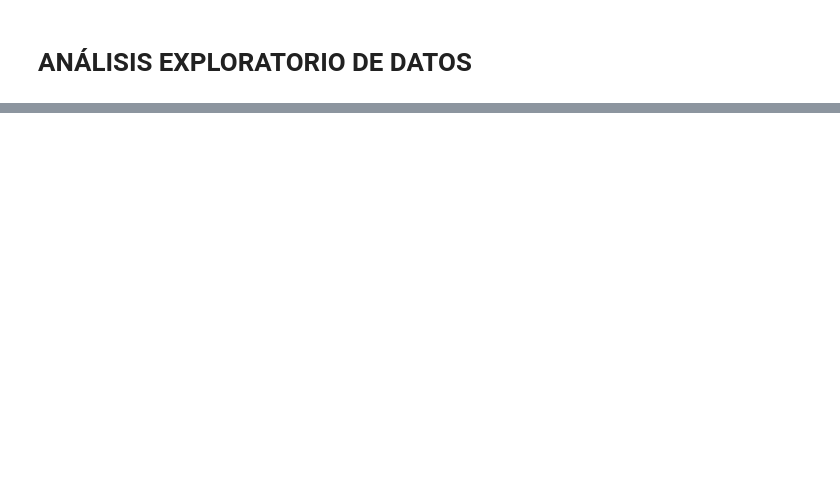
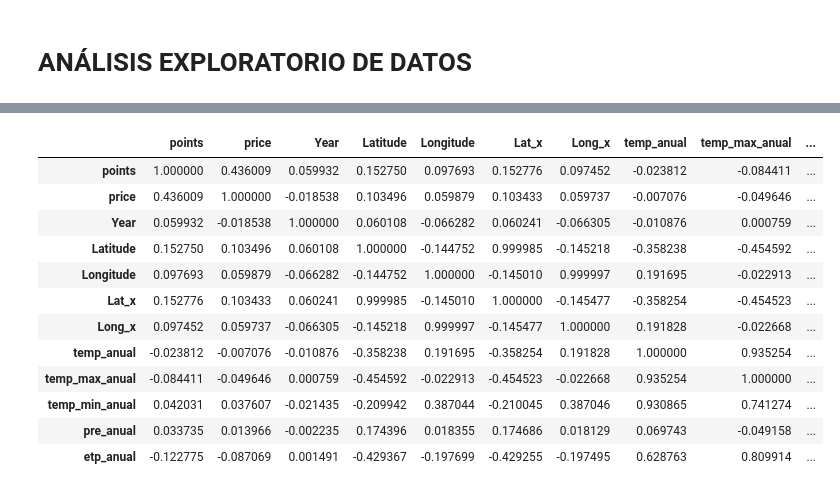
Before and after one commit to crcoronado/Datascience1, a Jupyter notebook: EDA_Winereviews.ipynb, the cells around one changed output, grey strips where cells are left out. Cells and saved outputs as stored; diff of their text form; code cells hidden in the pictures; blank space fills up the shorter version.

```diff
--- a/EDA_Winereviews.ipynb
+++ b/EDA_Winereviews.ipynb
@@ -24 +90,17 @@ plt.show()
+# %%
+corrMatrix
+# %% [output]
+|  | points | price | Year | Latitude | Longitude | Lat_x | Long_x | temp_anual | temp_max_anual | ... |
+| points | 1.000000 | 0.436009 | 0.059932 | 0.152750 | 0.097693 | 0.152776 | 0.097452 | -0.023812 | -0.084411 | ... |
+| price | 0.436009 | 1.000000 | -0.018538 | 0.103496 | 0.059879 | 0.103433 | 0.059737 | -0.007076 | -0.049646 | ... |
+| Year | 0.059932 | -0.018538 | 1.000000 | 0.060108 | -0.066282 | 0.060241 | -0.066305 | -0.010876 | 0.000759 | ... |
+| Latitude | 0.152750 | 0.103496 | 0.060108 | 1.000000 | -0.144752 | 0.999985 | -0.145218 | -0.358238 | -0.454592 | ... |
+| Longitude | 0.097693 | 0.059879 | -0.066282 | -0.144752 | 1.000000 | -0.145010 | 0.999997 | 0.191695 | -0.022913 | ... |
+| Lat_x | 0.152776 | 0.103433 | 0.060241 | 0.999985 | -0.145010 | 1.000000 | -0.145477 | -0.358254 | -0.454523 | ... |
+| Long_x | 0.097452 | 0.059737 | -0.066305 | -0.145218 | 0.999997 | -0.145477 | 1.000000 | 0.191828 | -0.022668 | ... |
+| temp_anual | -0.023812 | -0.007076 | -0.010876 | -0.358238 | 0.191695 | -0.358254 | 0.191828 | 1.000000 | 0.935254 | ... |
+| temp_max_anual | -0.084411 | -0.049646 | 0.000759 | -0.454592 | -0.022913 | -0.454523 | -0.022668 | 0.935254 | 1.000000 | ... |
+| temp_min_anual | 0.042031 | 0.037607 | -0.021435 | -0.209942 | 0.387044 | -0.210045 | 0.387046 | 0.930865 | 0.741274 | ... |
+| pre_anual | 0.033735 | 0.013966 | -0.002235 | 0.174396 | 0.018355 | 0.174686 | 0.018129 | 0.069743 | -0.049158 | ... |
+| etp_anual | -0.122775 | -0.087069 | 0.001491 | -0.429367 | -0.197699 | -0.429255 | -0.197495 | 0.628763 | 0.809914 | ... |
 # %%
```
Also changed, not shown: parts of 14 cells of this notebook, 2 other files.
